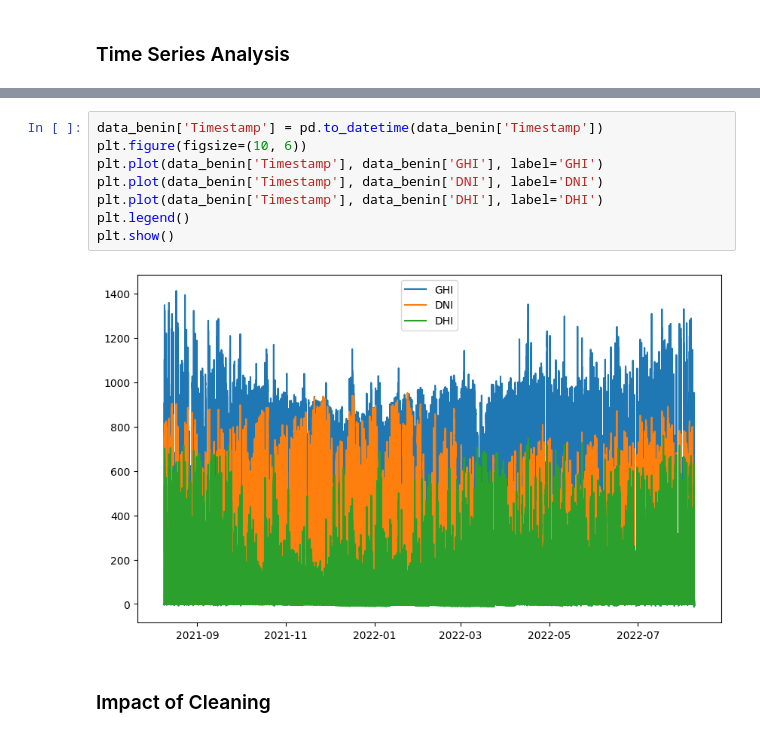
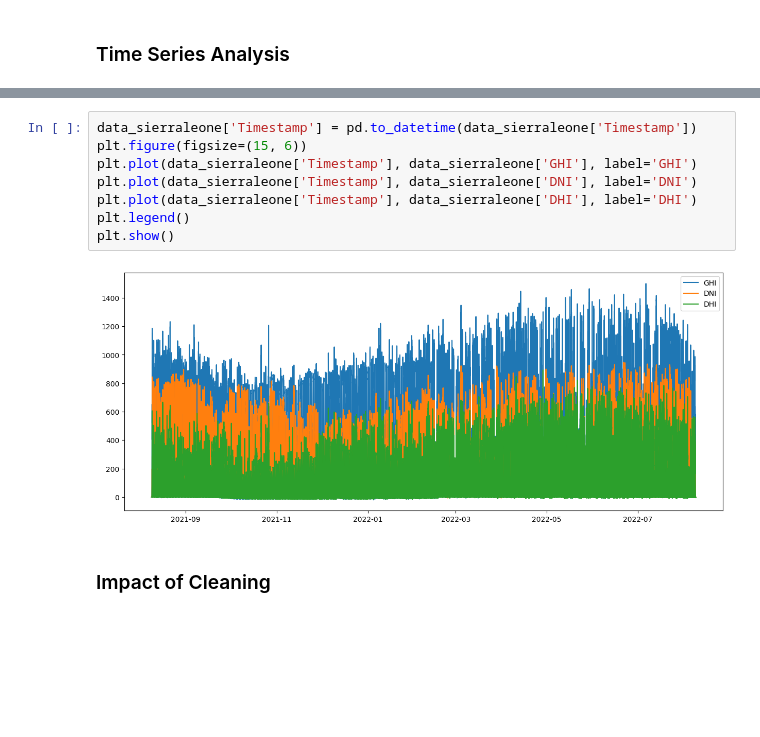
Before and after one commit to HallelujahK/solar-farm-analysis, a Jupyter notebook: notebooks/EDA.ipynb, the cells around one changed output, grey strips where cells are left out. Saved outputs shown, nothing was run; the diff lists cells and outputs as text; blank space fills up the shorter version.

```diff
--- a/notebooks/EDA.ipynb
+++ b/notebooks/EDA.ipynb
@@ -88,13 +176,13 @@ plt.show()
 # %%
-data_benin['Timestamp'] = pd.to_datetime(data_benin['Timestamp'])
-plt.figure(figsize=(10, 6))
-plt.plot(data_benin['Timestamp'], data_benin['GHI'], label='GHI')
-plt.plot(data_benin['Timestamp'], data_benin['DNI'], label='DNI')
-plt.plot(data_benin['Timestamp'], data_benin['DHI'], label='DHI')
+data_sierraleone['Timestamp'] = pd.to_datetime(data_sierraleone['Timestamp'])
+plt.figure(figsize=(15, 6))
+plt.plot(data_sierraleone['Timestamp'], data_sierraleone['GHI'], label='GHI')
+plt.plot(data_sierraleone['Timestamp'], data_sierraleone['DNI'], label='DNI')
+plt.plot(data_sierraleone['Timestamp'], data_sierraleone['DHI'], label='DHI')
 plt.legend()
 plt.show()
 # %% [output]
-[figure, old version]
+[figure, new version]
 # %% [markdown]
 ### Impact of Cleaning
 # %%
```
Also changed, not shown: parts of 9 cells of this notebook.
